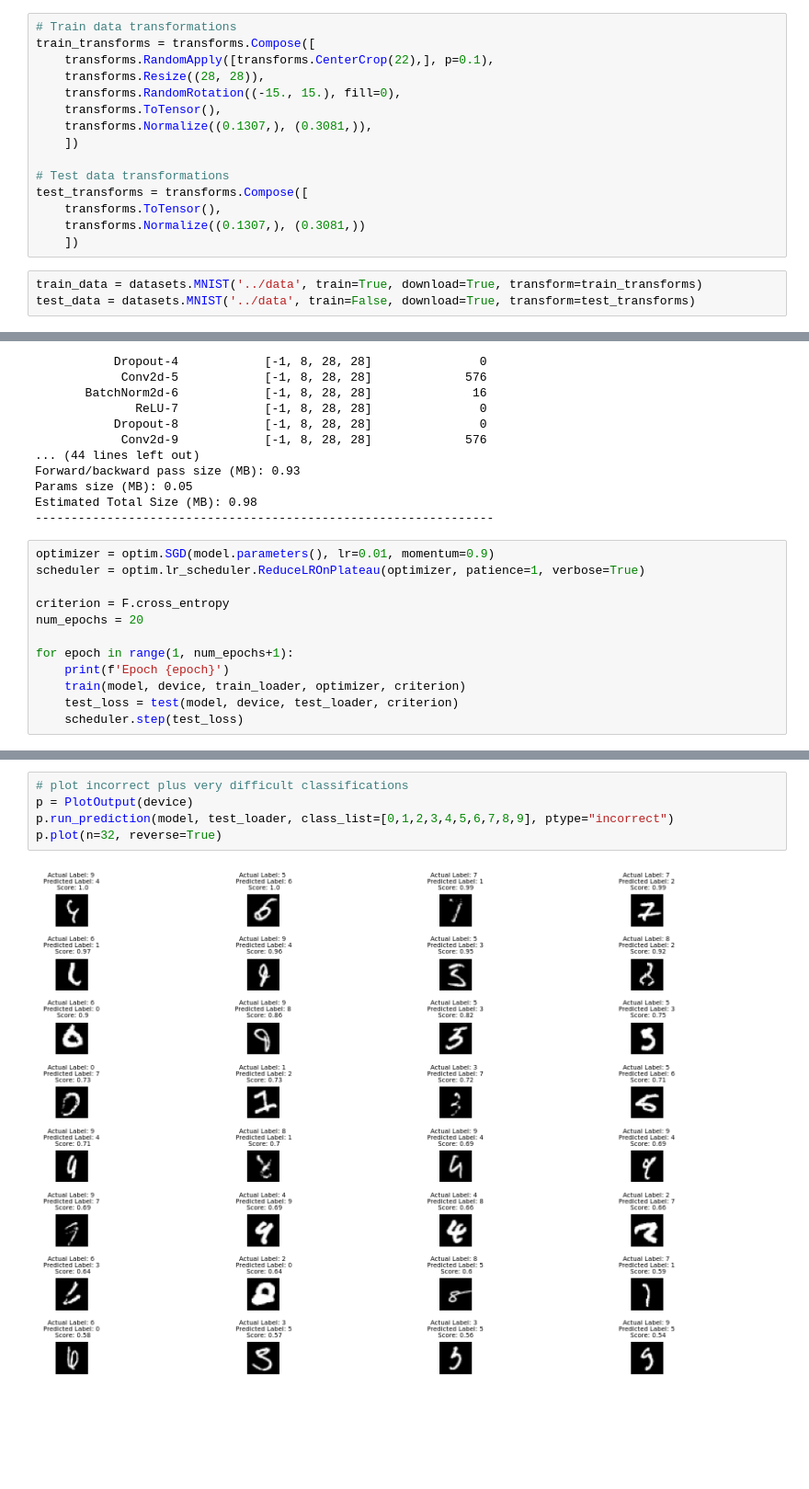
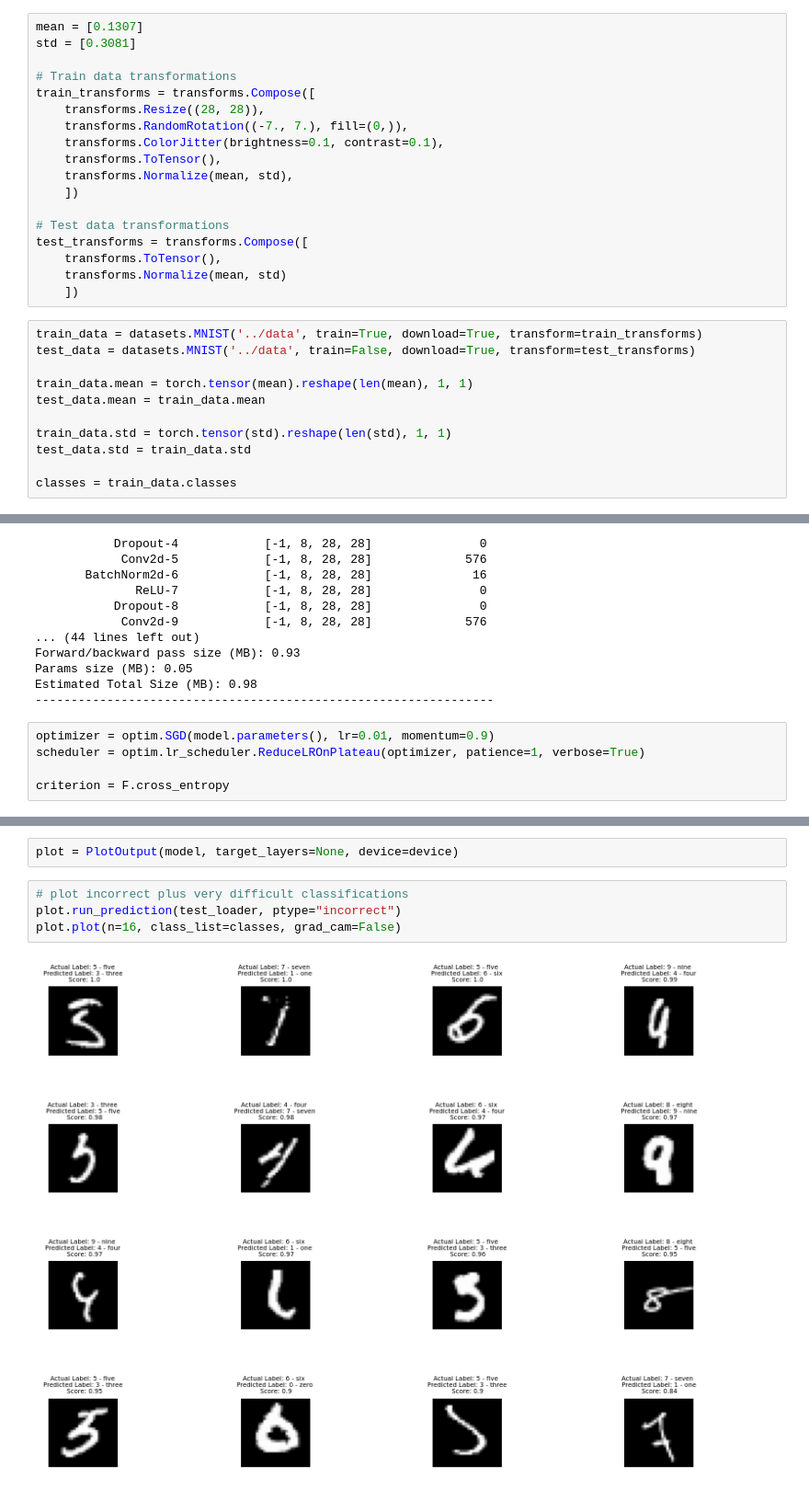
Before and after one commit to dawnik17/vision, a Jupyter notebook: examples/mnist/mnist13k.ipynb, the cells around one changed output, grey strips where cells are left out. Shown at 92% size. Cells and saved outputs as stored; diff of their text form; blank space fills up the shorter version.

```diff
--- a/examples/mnist/mnist13k.ipynb
+++ b/examples/mnist/mnist13k.ipynb
@@ -12,23 +12,34 @@ device
 # %% [output]
 'cuda'
 # %%
+mean = [0.1307]
+std = [0.3081]
+
 # Train data transformations
 train_transforms = transforms.Compose([
-    transforms.RandomApply([transforms.CenterCrop(22),], p=0.1),
     transforms.Resize((28, 28)),
-    transforms.RandomRotation((-15., 15.), fill=0),
+    transforms.RandomRotation((-7., 7.), fill=(0,)),
+    transforms.ColorJitter(brightness=0.1, contrast=0.1),
     transforms.ToTensor(),
-    transforms.Normalize((0.1307,), (0.3081,)),
+    transforms.Normalize(mean, std),
     ])
 
 # Test data transformations
 test_transforms = transforms.Compose([
     transforms.ToTensor(),
-    transforms.Normalize((0.1307,), (0.3081,))
+    transforms.Normalize(mean, std)
     ])
 # %%
 train_data = datasets.MNIST('../data', train=True, download=True, transform=train_transforms)
 test_data = datasets.MNIST('../data', train=False, download=True, transform=test_transforms)
+
+train_data.mean = torch.tensor(mean).reshape(len(mean), 1, 1)
+test_data.mean = train_data.mean
+
+train_data.std = torch.tensor(std).reshape(len(std), 1, 1)
+test_data.std = train_data.std
+
+classes = train_data.classes
 # %%
 batch_size = 32
 
@@ -85,10 +96,3 @@ optimizer = optim.SGD(model.parameters(), lr=0.01, momentum=0.9)
 scheduler = optim.lr_scheduler.ReduceLROnPlateau(optimizer, patience=1, verbose=True)
 
 criterion = F.cross_entropy
-num_epochs = 20
-
-for epoch in range(1, num_epochs+1):
-    print(f'Epoch {epoch}')
-    train(model, device, train_loader, optimizer, criterion)
-    test_loss = test(model, device, test_loader, criterion)
-    scheduler.step(test_loss)
@@ -136,9 +133,10 @@ plot_stats()
+# %%
+plot = PlotOutput(model, target_layers=None, device=device)
 # %%
 # plot incorrect plus very difficult classifications
-p = PlotOutput(device)
-p.run_prediction(model, test_loader, class_list=[0,1,2,3,4,5,6,7,8,9], ptype="incorrect")
-p.plot(n=32, reverse=True)
+plot.run_prediction(test_loader, ptype="incorrect")
+plot.plot(n=16, class_list=classes, grad_cam=False)
 # %% [output]
-[figure, old version]
+[figure, new version]
 # %%
 # plot correct yet difficult classifications
```
Also changed, not shown: parts of 8 cells of this notebook, 1 other file.
